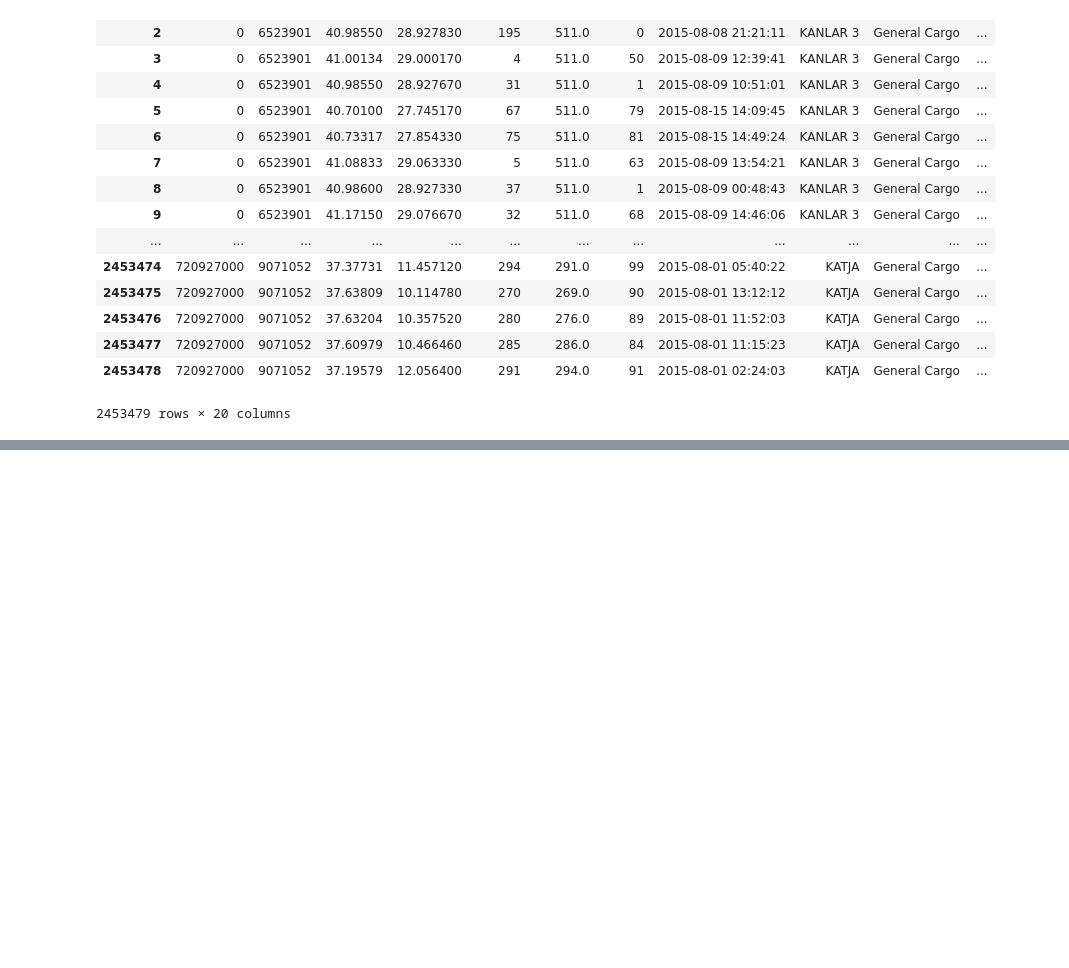
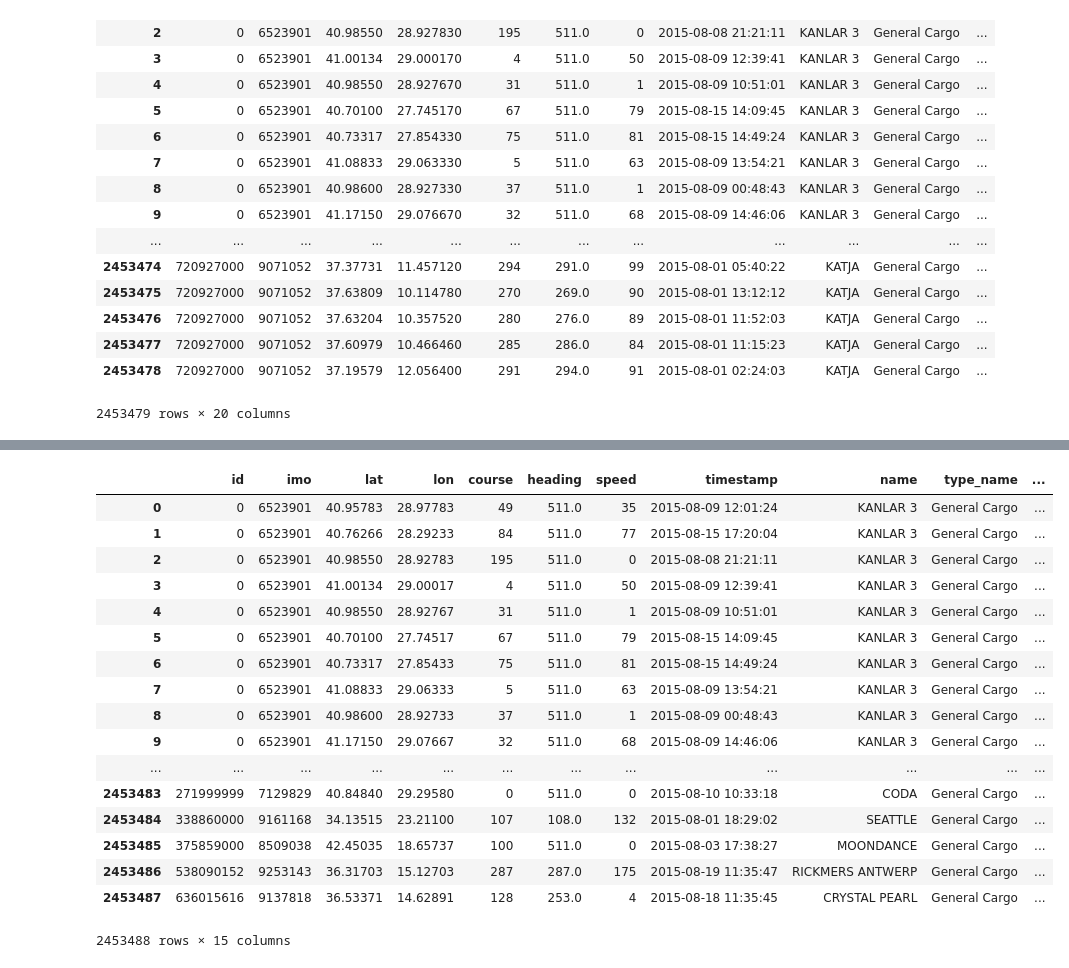
Before and after one commit to chara-b/shipstracking, a Jupyter notebook: navigation-random-labels-done.ipynb, the cells around one changed output, grey strips where cells are left out. Cells and saved outputs as stored; diff of their text form; code cells hidden in the pictures; blank space fills up the shorter version.

Commit message:
random labels generation notebook

```diff
--- a/Untitled.ipynb
+++ b/navigation-random-labels-done.ipynb
@@ -696,0 +663,12 @@ IndentationError: unindent does not match any outer indentation level (<ipython-
+# %%
+print(len(letters))
+
+letters_trimed = letters[:count_of_nans]
+
+
+# fill the rest values which are nan from the navigation column since we didn't find out all real labels
+# with values from letters list/series which was generated above with a random frequency of appearance of each randomly chosen letter
+# to do so we need to have that list named letters the same length as our nans are inside our navigation column
+# let's also note that the order of the sequence won't change! the letters will fill the nan values following the exact same
+# order that they have inside the 'letters' list...
+df_non_anchored.loc[df_non_anchored.navigation.isnull(), 'navigation'] = letters_trimed
@@ -696,0 +691,5 @@ IndentationError: unindent does not match any outer indentation level (<ipython-
+# %%
+lastindexes = [i for i in range(2453479, 2453488)]
+arr = np.array(lastindexes) # convert list to numpy array so the below command will work
+df_anchored.index = arr
+print(arr)
@@ -696,0 +711,3 @@ IndentationError: unindent does not match any outer indentation level (<ipython-
+# %%
+# connect the df_non_anchored with the df_anchored to create the full df again but with the new values and columns
+df_final = df_non_anchored.append(df_anchored)
@@ -696,0 +761,27 @@ IndentationError: unindent does not match any outer indentation level (<ipython-
+# %%
+# reorder of the columns too
+cols = df_final.columns.tolist()
+cols
+new_cols = ['id', 'imo', 'lat', 'lon','course', 'heading', 'speed', 'timestamp', 'name', 'type_name', 'destination', 'navigation', 'DS', 'Drift', 'DC']
+df_final = df_final[new_cols]
+# %%
+df_final
+# %% [output]
+|  | id | imo | lat | lon | course | heading | speed | timestamp | name | type_name | ... |
+| 0 | 0 | 6523901 | 40.95783 | 28.97783 | 49 | 511.0 | 35 | 2015-08-09 12:01:24 | KANLAR 3 | General Cargo | ... |
+| 1 | 0 | 6523901 | 40.76266 | 28.29233 | 84 | 511.0 | 77 | 2015-08-15 17:20:04 | KANLAR 3 | General Cargo | ... |
+| 2 | 0 | 6523901 | 40.98550 | 28.92783 | 195 | 511.0 | 0 | 2015-08-08 21:21:11 | KANLAR 3 | General Cargo | ... |
+| 3 | 0 | 6523901 | 41.00134 | 29.00017 | 4 | 511.0 | 50 | 2015-08-09 12:39:41 | KANLAR 3 | General Cargo | ... |
+| 4 | 0 | 6523901 | 40.98550 | 28.92767 | 31 | 511.0 | 1 | 2015-08-09 10:51:01 | KANLAR 3 | General Cargo | ... |
+| 5 | 0 | 6523901 | 40.70100 | 27.74517 | 67 | 511.0 | 79 | 2015-08-15 14:09:45 | KANLAR 3 | General Cargo | ... |
+| 6 | 0 | 6523901 | 40.73317 | 27.85433 | 75 | 511.0 | 81 | 2015-08-15 14:49:24 | KANLAR 3 | General Cargo | ... |
+| 7 | 0 | 6523901 | 41.08833 | 29.06333 | 5 | 511.0 | 63 | 2015-08-09 13:54:21 | KANLAR 3 | General Cargo | ... |
+| 8 | 0 | 6523901 | 40.98600 | 28.92733 | 37 | 511.0 | 1 | 2015-08-09 00:48:43 | KANLAR 3 | General Cargo | ... |
+| 9 | 0 | 6523901 | 41.17150 | 29.07667 | 32 | 511.0 | 68 | 2015-08-09 14:46:06 | KANLAR 3 | General Cargo | ... |
+| ... | ... | ... | ... | ... | ... | ... | ... | ... | ... | ... | ... |
+| 2453483 | 271999999 | 7129829 | 40.84840 | 29.29580 | 0 | 511.0 | 0 | 2015-08-10 10:33:18 | CODA | General Cargo | ... |
+| 2453484 | 338860000 | 9161168 | 34.13515 | 23.21100 | 107 | 108.0 | 132 | 2015-08-01 18:29:02 | SEATTLE | General Cargo | ... |
+| 2453485 | 375859000 | 8509038 | 42.45035 | 18.65737 | 100 | 511.0 | 0 | 2015-08-03 17:38:27 | MOONDANCE | General Cargo | ... |
+| 2453486 | 538090152 | 9253143 | 36.31703 | 15.12703 | 287 | 287.0 | 175 | 2015-08-19 11:35:47 | RICKMERS ANTWERP | General Cargo | ... |
+| 2453487 | 636015616 | 9137818 | 36.53371 | 14.62891 | 128 | 253.0 | 4 | 2015-08-18 11:35:45 | CRYSTAL PEARL | General Cargo | ... |
+2453488 rows × 15 columns
```
Also changed, not shown: parts of 28 cells of this notebook.
